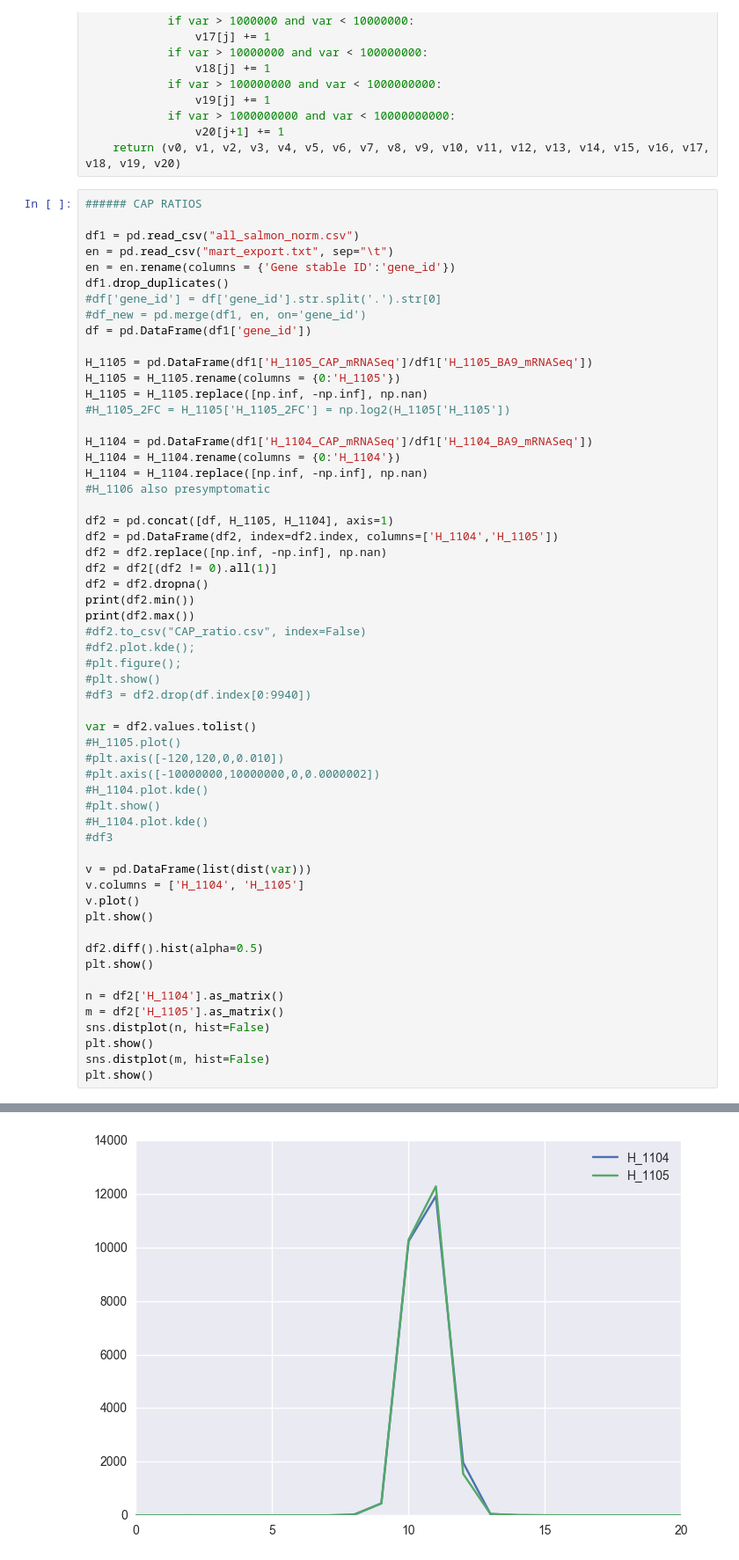
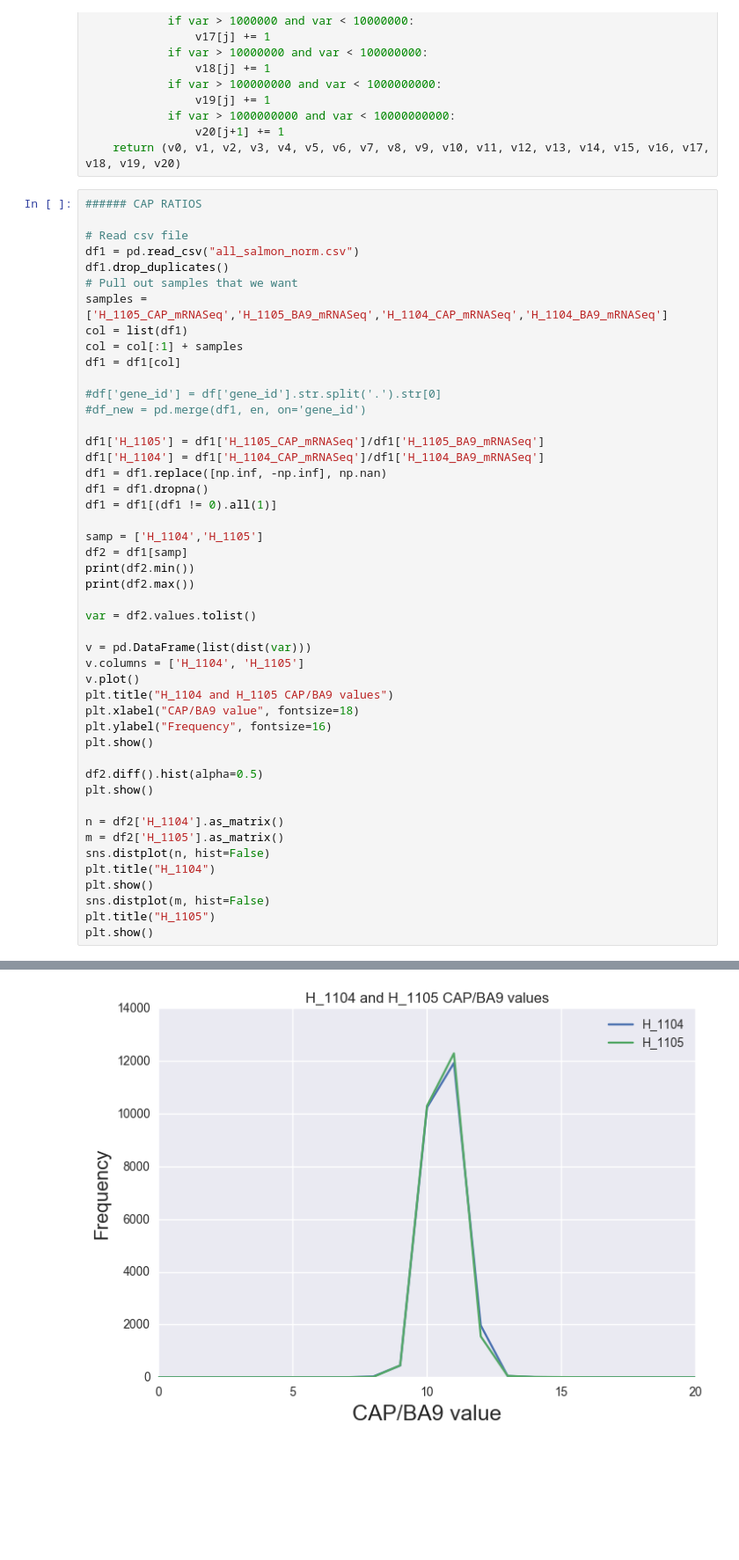
Before and after one commit to MalikYaseenM/HDvsCtrl, a Jupyter notebook: analysis/CAP_Analysis/CAP_Analysis.ipynb, the cells around one changed output, grey strips where cells are left out. Shown at 88% size. Cells and saved outputs as stored; diff of their text form; blank space fills up the shorter version.

```diff
--- a/analysis/CAP_Analysis/CAP_Analysis.ipynb
+++ b/analysis/CAP_Analysis/CAP_Analysis.ipynb
@@ -183,66 +186,56 @@ def dist(s):
 # %%
 ###### CAP RATIOS
 
+# Read csv file
 df1 = pd.read_csv("all_salmon_norm.csv")
-en = pd.read_csv("mart_export.txt", sep="\t")
-en = en.rename(columns = {'Gene stable ID':'gene_id'})
 df1.drop_duplicates()
+# Pull out samples that we want
+samples = ['H_1105_CAP_mRNASeq','H_1105_BA9_mRNASeq','H_1104_CAP_mRNASeq','H_1104_BA9_mRNASeq']
+col = list(df1)
+col = col[:1] + samples
+df1 = df1[col]
+
 #df['gene_id'] = df['gene_id'].str.split('.').str[0]
 #df_new = pd.merge(df1, en, on='gene_id')
-df = pd.DataFrame(df1['gene_id'])
 
-H_1105 = pd.DataFrame(df1['H_1105_CAP_mRNASeq']/df1['H_1105_BA9_mRNASeq'])
-H_1105 = H_1105.rename(columns = {0:'H_1105'})
-H_1105 = H_1105.replace([np.inf, -np.inf], np.nan)
-#H_1105_2FC = H_1105['H_1105_2FC'] = np.log2(H_1105['H_1105'])
+df1['H_1105'] = df1['H_1105_CAP_mRNASeq']/df1['H_1105_BA9_mRNASeq']
+df1['H_1104'] = df1['H_1104_CAP_mRNASeq']/df1['H_1104_BA9_mRNASeq']
+df1 = df1.replace([np.inf, -np.inf], np.nan)
+df1 = df1.dropna()
+df1 = df1[(df1 != 0).all(1)]
 
-H_1104 = pd.DataFrame(df1['H_1104_CAP_mRNASeq']/df1['H_1104_BA9_mRNASeq'])
-H_1104 = H_1104.rename(columns = {0:'H_1104'})
-H_1104 = H_1104.replace([np.inf, -np.inf], np.nan)
-#H_1106 also presymptomatic
-
-df2 = pd.concat([df, H_1105, H_1104], axis=1)
-df2 = pd.DataFrame(df2, index=df2.index, columns=['H_1104','H_1105'])
-df2 = df2.replace([np.inf, -np.inf], np.nan)
-df2 = df2[(df2 != 0).all(1)]
-df2 = df2.dropna()
+samp = ['H_1104','H_1105']
+df2 = df1[samp]
 print(df2.min())
 print(df2.max())
-#df2.to_csv("CAP_ratio.csv", index=False)
-#df2.plot.kde();
-#plt.figure();
-#plt.show()
-#df3 = df2.drop(df.index[0:9940])
 
 var = df2.values.tolist()
-#H_1105.plot()
-#plt.axis([-120,120,0,0.010])
-#plt.axis([-10000000,10000000,0,0.0000002])
-#H_1104.plot.kde()
-#plt.show()
-#H_1104.plot.kde()
-#df3
 
 v = pd.DataFrame(list(dist(var)))
 v.columns = ['H_1104', 'H_1105']
 v.plot()
+plt.title("H_1104 and H_1105 CAP/BA9 values")
+plt.xlabel("CAP/BA9 value", fontsize=18)
+plt.ylabel("Frequency", fontsize=16)
 plt.show()
 
 df2.diff().hist(alpha=0.5)
 plt.show()
 
 n = df2['H_1104'].as_matrix()
 m = df2['H_1105'].as_matrix()
 sns.distplot(n, hist=False)
+plt.title("H_1104")
 plt.show()
 sns.distplot(m, hist=False)
+plt.title("H_1105")
 plt.show()
 # %% [output]
 H_1104    1.812881e-09
 H_1105    1.151950e-03
 dtype: float64
 H_1104    8.870148e+07
 H_1105    3.290511e+04
 dtype: float64
-[figure, old version]
+[figure, new version]
 [figure]
```
Also changed, not shown: parts of 11 cells of this notebook.
